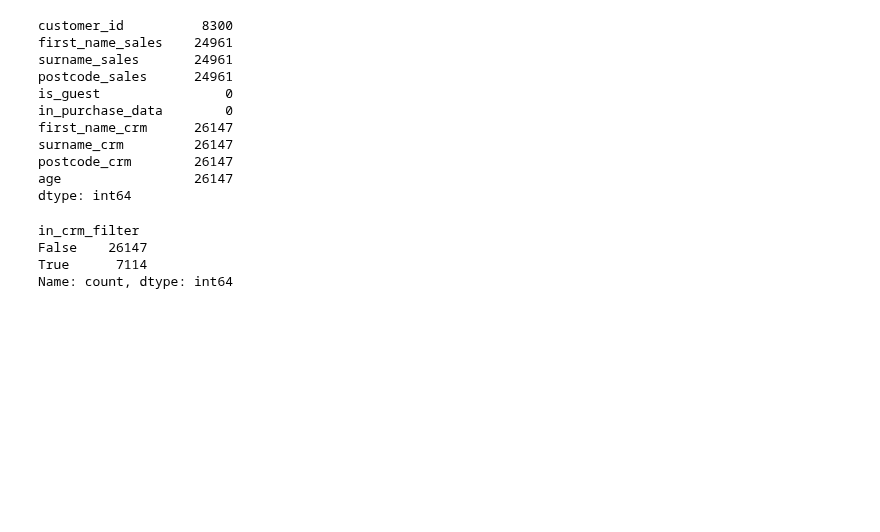
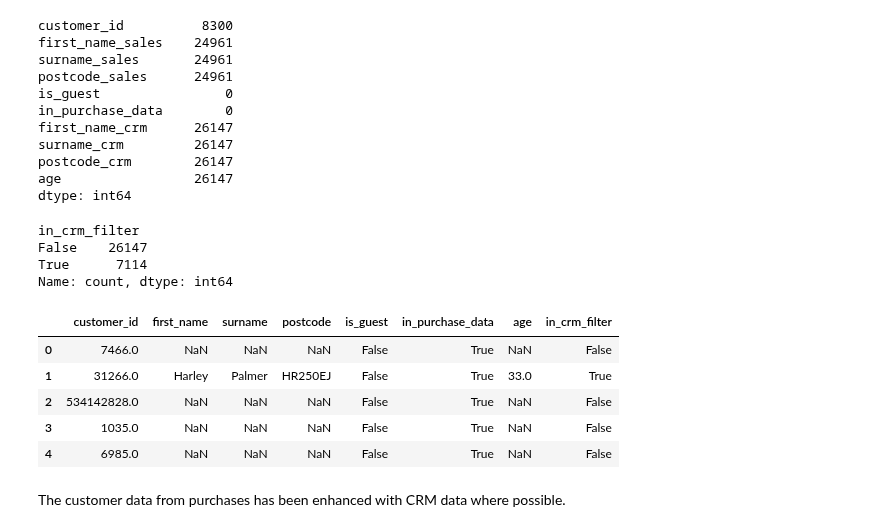
Before and after one commit to jeremysb1/data_analysis_projects, a Jupyter notebook: modeling.ipynb, the cells around one changed output. Drawn from its saved outputs; the diff is of its cells as text; code cells hidden in the pictures; blank space fills up the shorter version.

Commit message:
enhanced customer data w/crm data

```diff
--- a/modeling.ipynb
+++ b/modeling.ipynb
@@ -178,3 +178,24 @@ Name: count, dtype: int64
 sales_and_crm_customers.loc[merged_customers_filter, ["first_name_sales", "surname_sales", "postcode_sales"]] = (
     sales_and_crm_customers.loc[merged_customers_filter, ["first_name_crm", "surname_crm", "postcode_crm"]].values
 )
+# %%
+sales_and_crm_customers = (
+    sales_and_crm_customers
+    .drop(columns=["first_name_crm", "surname_crm", "postcode_crm"])
+    .rename(columns={
+        "first_name_sales": "first_name",
+        "surname_sales": "surname",
+        "postcode_sales": "postcode"
+    })
+)
+
+sales_and_crm_customers.head()
+# %% [output]
+|  | customer_id | first_name | surname | postcode | is_guest | in_purchase_data | age | in_crm_filter |
+| 0 | 7466.0 | NaN | NaN | NaN | False | True | NaN | False |
+| 1 | 31266.0 | Harley | Palmer | HR250EJ | False | True | 33.0 | True |
+| 2 | 534142828.0 | NaN | NaN | NaN | False | True | NaN | False |
+| 3 | 1035.0 | NaN | NaN | NaN | False | True | NaN | False |
+| 4 | 6985.0 | NaN | NaN | NaN | False | True | NaN | False |
+# %% [markdown]
+The customer data from purchases has been enhanced with CRM data where possible.
```
